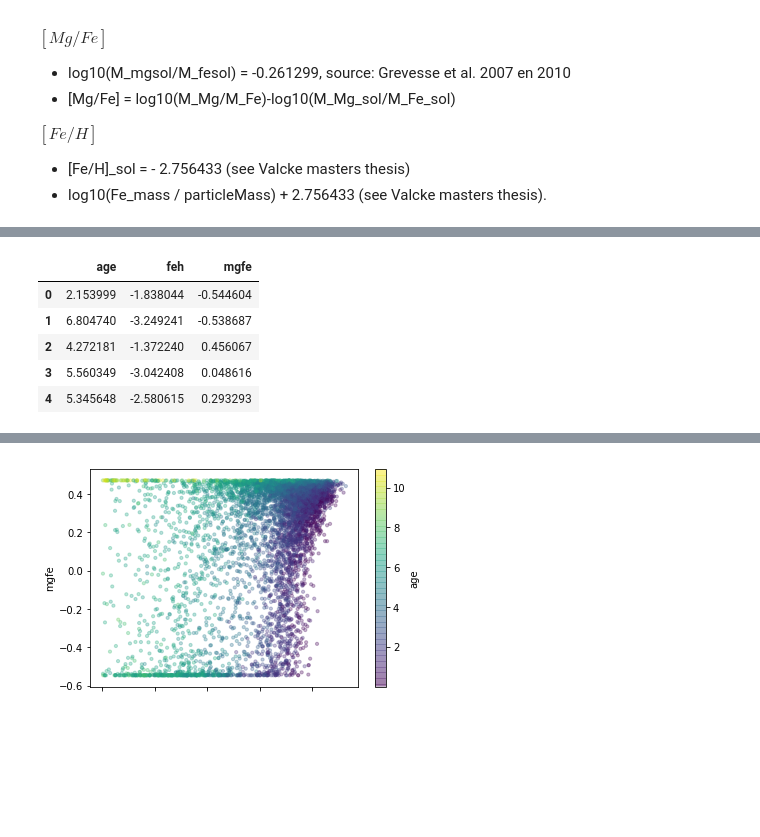
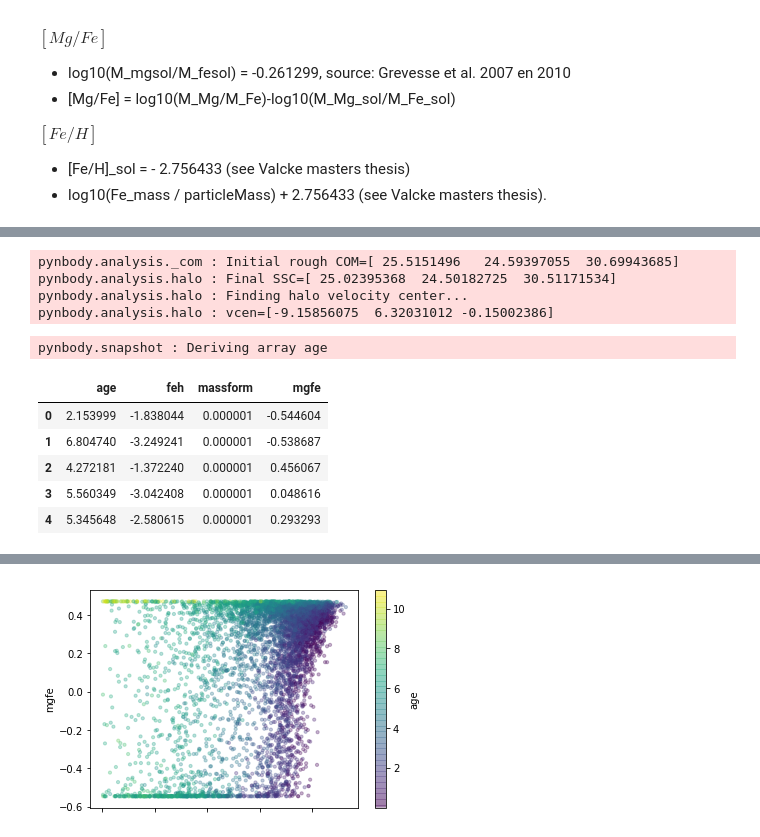
Before and after one commit to elehcim/simulation, a Jupyter notebook: notebooks/MgFe.ipynb, the cells around one changed output, grey strips where cells are left out. Saved outputs shown, nothing was run; the diff lists cells and outputs as text; code cells hidden in the pictures; blank space fills up the shorter version.

```diff
--- a/notebooks/MgFe.ipynb
+++ b/notebooks/MgFe.ipynb
@@ -93,15 +76,22 @@ If you're reading this message in another frontend (for example, a static render
 # %%
-snap = sim[260].s
+snap = sim[260]
+pynbody.analysis.halo.center(snap.s)
 snap.s['mgfe'] = mgfe(snap)
 snap.s['feh'] = feh(snap)
-subsnap = snap[popIII_filt]
+subsnap = snap.s[popIII_filt]
+# %% [output]
+pynbody.analysis._com : Initial rough COM=[ 25.5151496   24.59397055  30.69943685]
+pynbody.analysis.halo : Final SSC=[ 25.02395368  24.50182725  30.51171534]
+pynbody.analysis.halo : Finding halo velocity center...
+pynbody.analysis.halo : vcen=[-9.15856075  6.32031012 -0.15002386]
 # %%
-df = pd.DataFrame({k: subsnap.s[k] for k in ['mgfe', 'feh', 'age']})
+df = pd.DataFrame({k: subsnap.s[k] for k in ['mgfe', 'feh', 'age', 'massform']})
 df.head()
 # %% [output]
+pynbody.snapshot : Deriving array age
-|  | age | feh | mgfe |
-| 0 | 2.153999 | -1.838044 | -0.544604 |
-| 1 | 6.804740 | -3.249241 | -0.538687 |
-| 2 | 4.272181 | -1.372240 | 0.456067 |
-| 3 | 5.560349 | -3.042408 | 0.048616 |
-| 4 | 5.345648 | -2.580615 | 0.293293 |
+|  | age | feh | massform | mgfe |
+| 0 | 2.153999 | -1.838044 | 0.000001 | -0.544604 |
+| 1 | 6.804740 | -3.249241 | 0.000001 | -0.538687 |
+| 2 | 4.272181 | -1.372240 | 0.000001 | 0.456067 |
+| 3 | 5.560349 | -3.042408 | 0.000001 | 0.048616 |
+| 4 | 5.345648 | -2.580615 | 0.000001 | 0.293293 |
```
Also changed, not shown: parts of 22 cells of this notebook.
